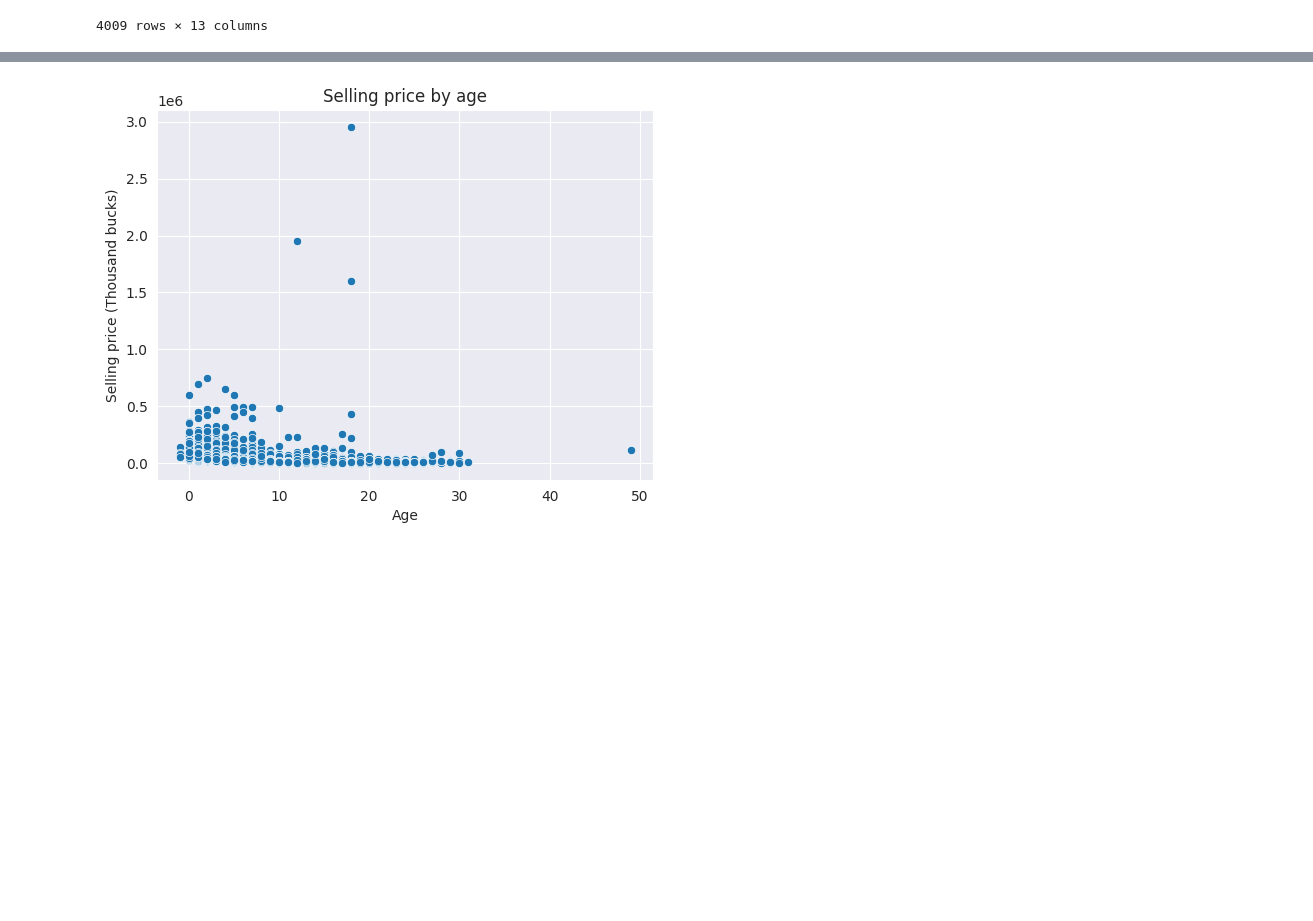
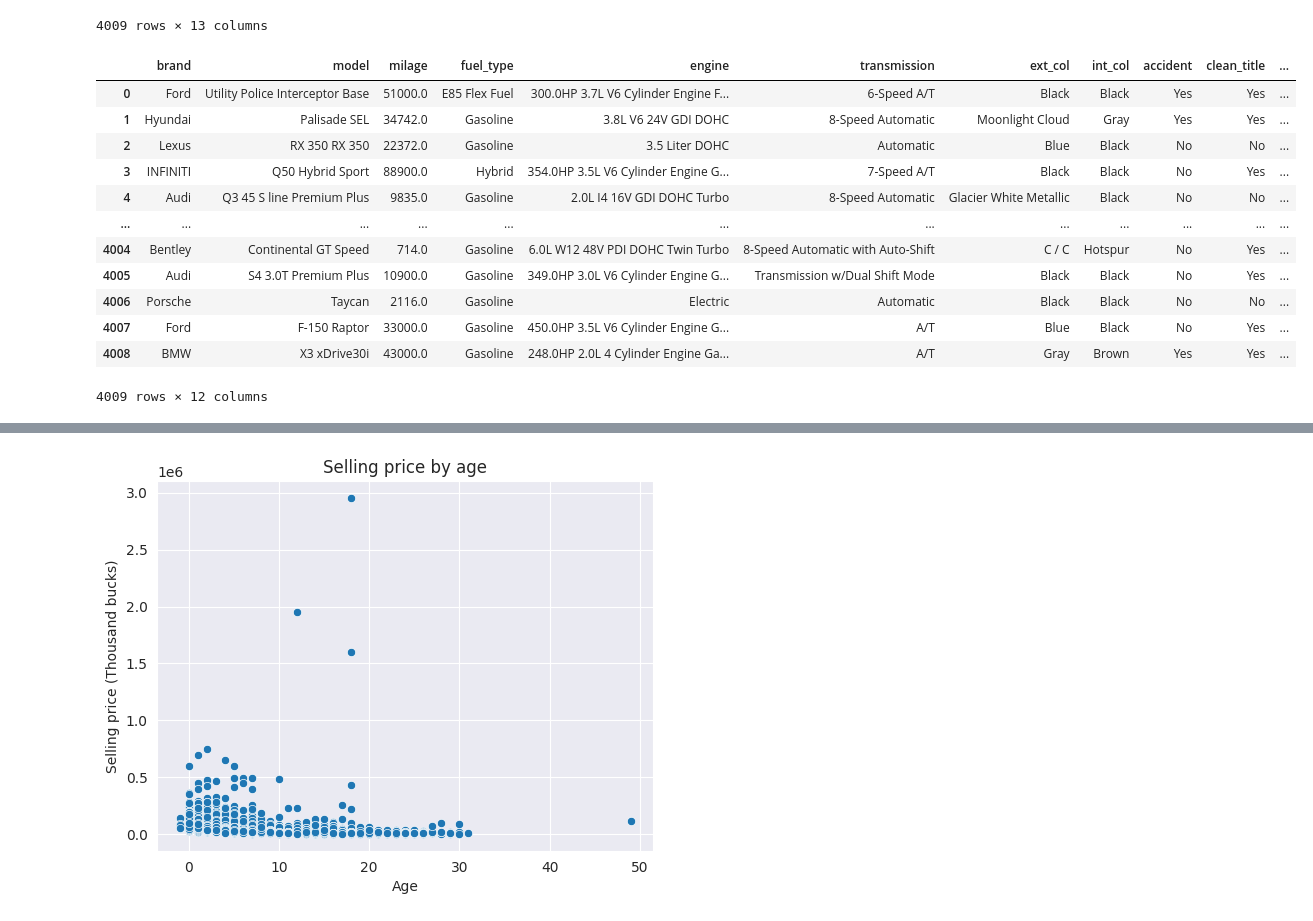
Before and after one commit to Proma2023/DS.project, a Jupyter notebook: CIND 820Project.ipynb, the cells around one changed output, grey strips where cells are left out. Drawn from its saved outputs; the diff is of its cells as text; code cells hidden in the pictures; blank space fills up the shorter version.

```diff
--- a/CIND 820Project.ipynb
+++ b/CIND 820Project.ipynb
@@ -262,6 +260,23 @@ df
 | 4007 | Ford | F-150 Raptor | 2020 | 33000.0 | Gasoline | 450.0HP 3.5L V6 Cylinder Engine G... | A/T | Blue | Black | No | ... |
 | 4008 | BMW | X3 xDrive30i | 2020 | 43000.0 | Gasoline | 248.0HP 2.0L 4 Cylinder Engine Ga... | A/T | Gray | Brown | Yes | ... |
 4009 rows × 13 columns
+# %%
+df_new = df.drop(['model_year'], axis=1)
+df_new
+# %% [output]
+|  | brand | model | milage | fuel_type | engine | transmission | ext_col | int_col | accident | clean_title | ... |
+| 0 | Ford | Utility Police Interceptor Base | 51000.0 | E85 Flex Fuel | 300.0HP 3.7L V6 Cylinder Engine F... | 6-Speed A/T | Black | Black | Yes | Yes | ... |
+| 1 | Hyundai | Palisade SEL | 34742.0 | Gasoline | 3.8L V6 24V GDI DOHC | 8-Speed Automatic | Moonlight Cloud | Gray | Yes | Yes | ... |
+| 2 | Lexus | RX 350 RX 350 | 22372.0 | Gasoline | 3.5 Liter DOHC | Automatic | Blue | Black | No | No | ... |
+| 3 | INFINITI | Q50 Hybrid Sport | 88900.0 | Hybrid | 354.0HP 3.5L V6 Cylinder Engine G... | 7-Speed A/T | Black | Black | No | Yes | ... |
+| 4 | Audi | Q3 45 S line Premium Plus | 9835.0 | Gasoline | 2.0L I4 16V GDI DOHC Turbo | 8-Speed Automatic | Glacier White Metallic | Black | No | No | ... |
+| ... | ... | ... | ... | ... | ... | ... | ... | ... | ... | ... | ... |
+| 4004 | Bentley | Continental GT Speed | 714.0 | Gasoline | 6.0L W12 48V PDI DOHC Twin Turbo | 8-Speed Automatic with Auto-Shift | C / C | Hotspur | No | Yes | ... |
+| 4005 | Audi | S4 3.0T Premium Plus | 10900.0 | Gasoline | 349.0HP 3.0L V6 Cylinder Engine G... | Transmission w/Dual Shift Mode | Black | Black | No | Yes | ... |
+| 4006 | Porsche | Taycan | 2116.0 | Gasoline | Electric | Automatic | Black | Black | No | No | ... |
+| 4007 | Ford | F-150 Raptor | 33000.0 | Gasoline | 450.0HP 3.5L V6 Cylinder Engine G... | A/T | Blue | Black | No | Yes | ... |
+| 4008 | BMW | X3 xDrive30i | 43000.0 | Gasoline | 248.0HP 2.0L 4 Cylinder Engine Ga... | A/T | Gray | Brown | Yes | Yes | ... |
+4009 rows × 12 columns
 # %%
 plt.figure(figsize=(20,8))
 plt.subplot(1,2,1)
```
Also changed, not shown: parts of 38 cells of this notebook, 1 other file.
